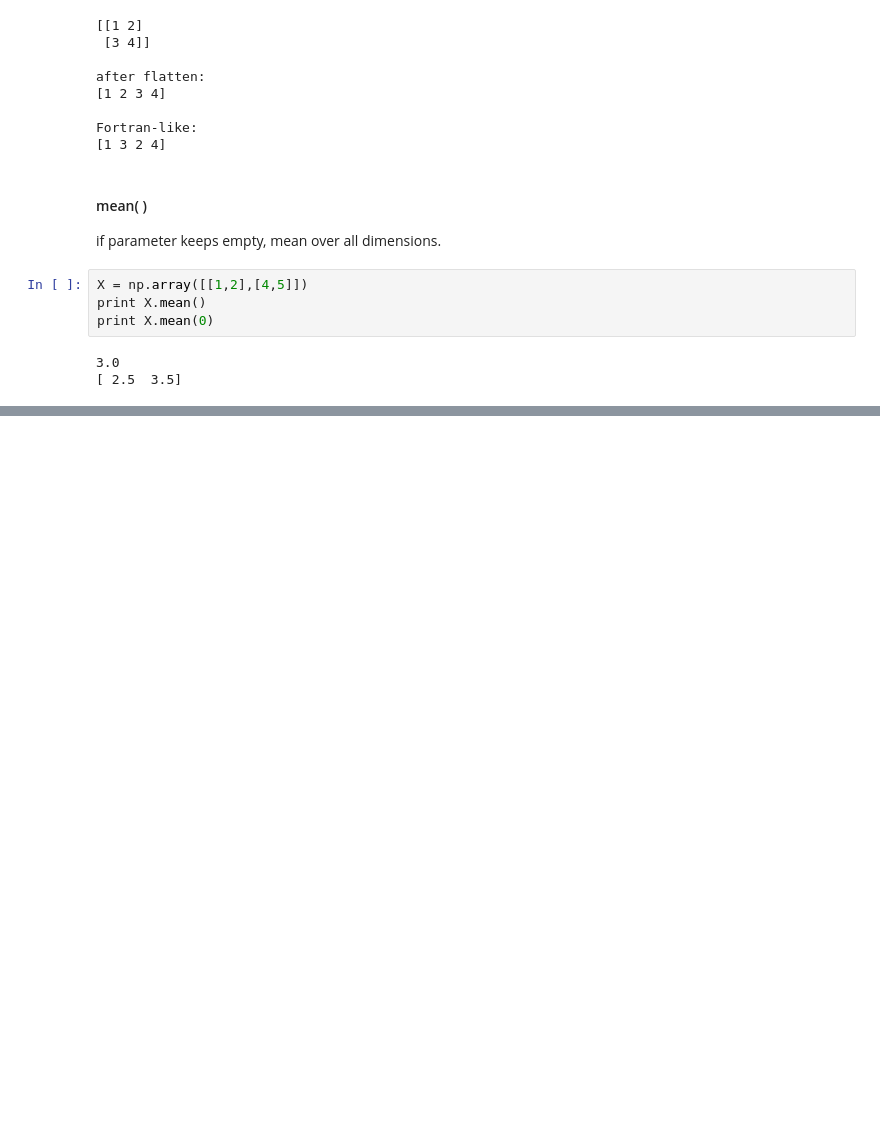
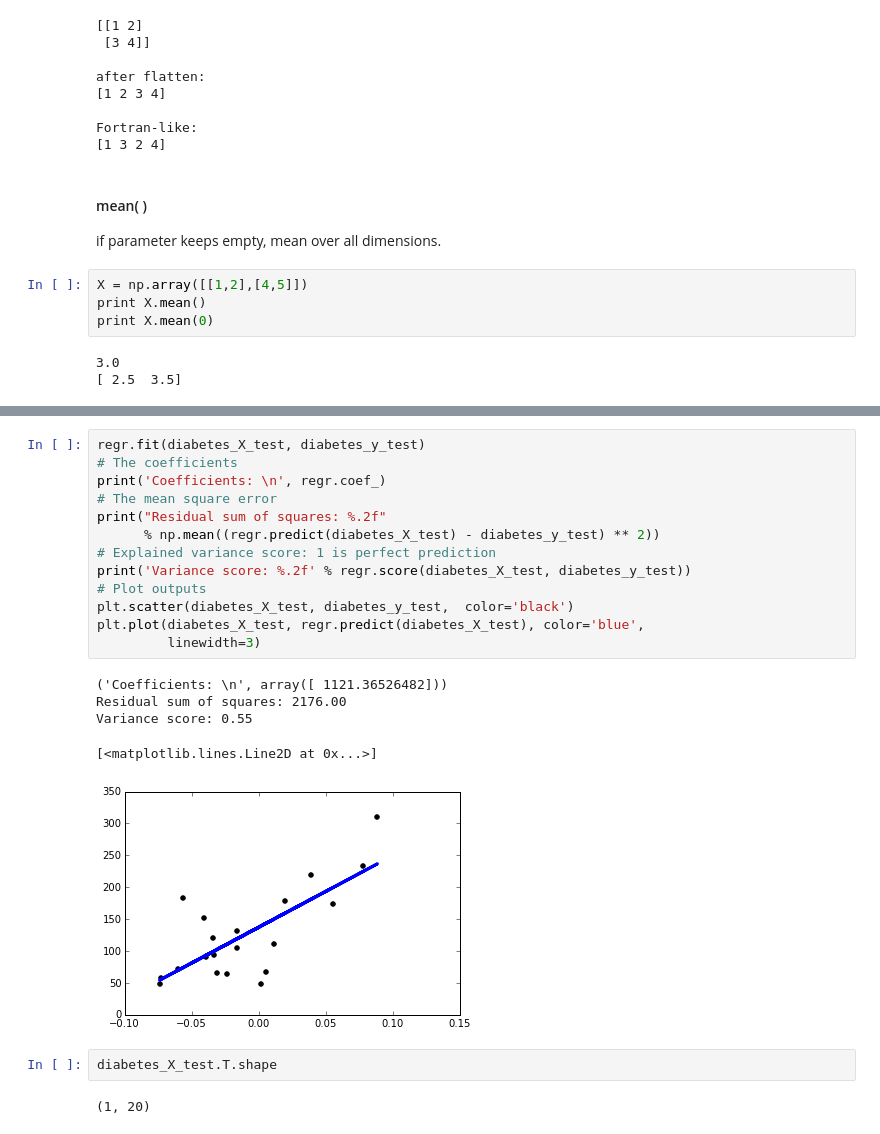
Before and after one commit to Yafei777/Climate-Downscaling, a Jupyter notebook: python-LearningWithLearning.ipynb, the cells around one changed output, grey strips where cells are left out. Cells and saved outputs as stored; diff of their text form; blank space fills up the shorter version.

```diff
--- a/python-LearningWithLearning.ipynb
+++ b/python-LearningWithLearning.ipynb
@@ -170,0 +150,23 @@ f = open('testfile.txt')
+# %%
+regr.fit(diabetes_X_test, diabetes_y_test)
+# The coefficients
+print('Coefficients: \n', regr.coef_)
+# The mean square error
+print("Residual sum of squares: %.2f"
+      % np.mean((regr.predict(diabetes_X_test) - diabetes_y_test) ** 2))
+# Explained variance score: 1 is perfect prediction
+print('Variance score: %.2f' % regr.score(diabetes_X_test, diabetes_y_test))
+# Plot outputs
+plt.scatter(diabetes_X_test, diabetes_y_test,  color='black')
+plt.plot(diabetes_X_test, regr.predict(diabetes_X_test), color='blue',
+         linewidth=3)
+# %% [output]
+('Coefficients: \n', array([ 1121.36526482]))
+Residual sum of squares: 2176.00
+Variance score: 0.55
+[<matplotlib.lines.Line2D at 0x...>]
+[figure, added]
+# %%
+diabetes_X_test.T.shape
+# %% [output]
+(1, 20)
```
Also changed, not shown: parts of 42 cells of this notebook, 3 other files.
